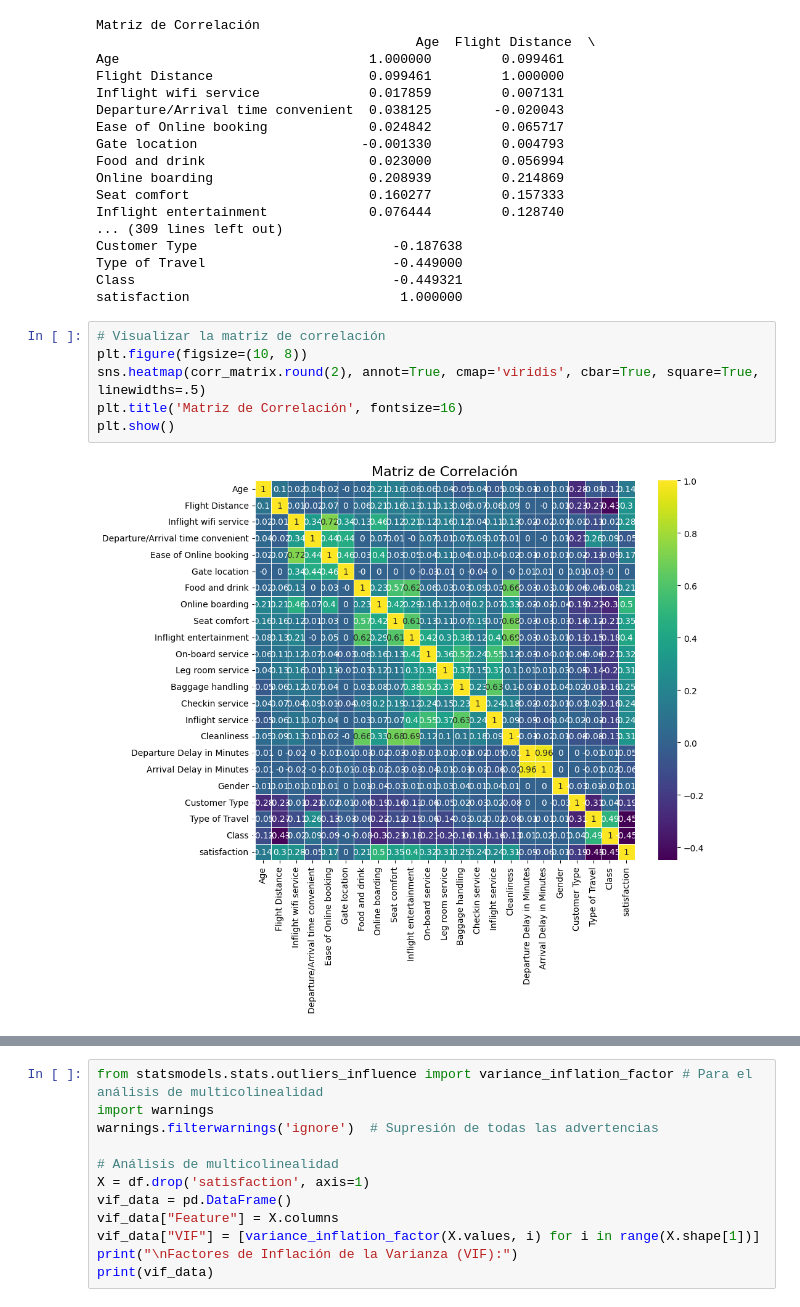
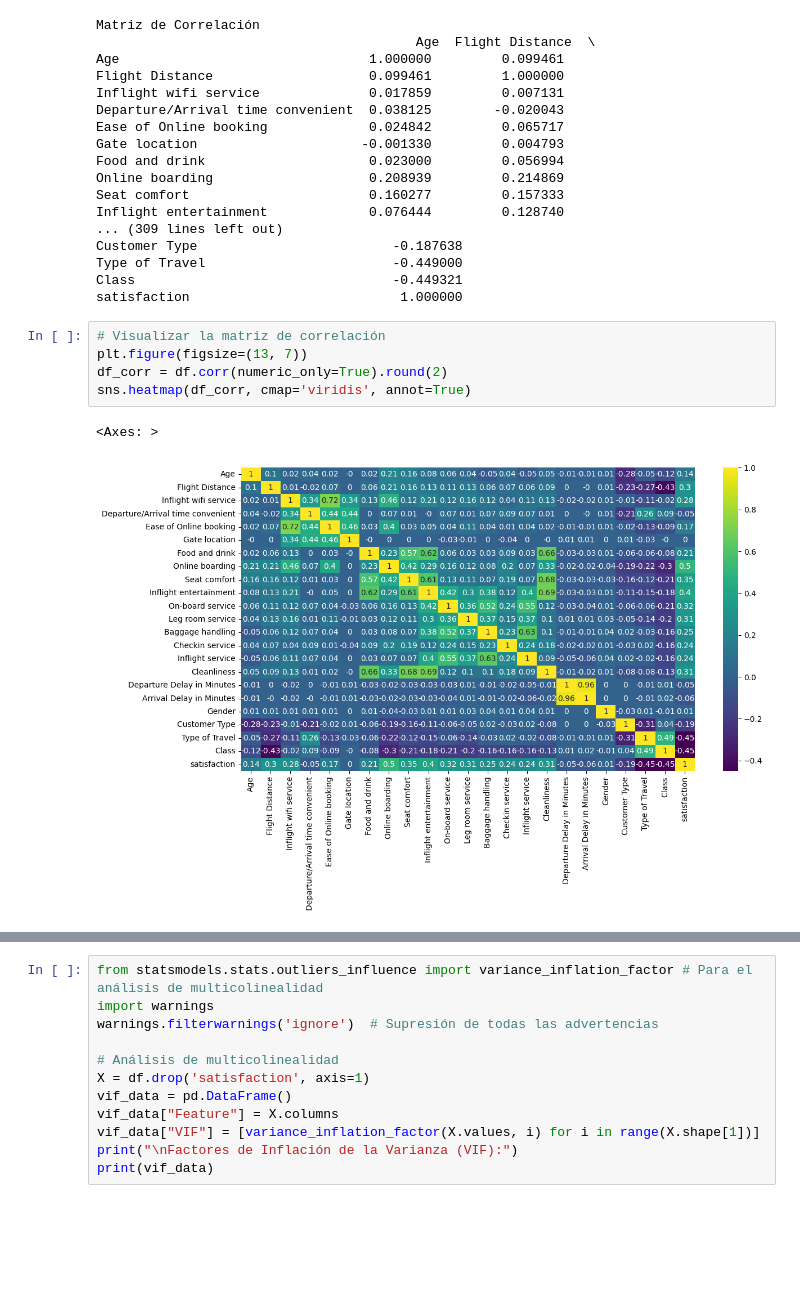
Before and after one commit to AndreaMoraledaBlanco/ML-Grupo5, a Jupyter notebook: notebooks/EDA.ipynb, the cells around one changed output, grey strips where cells are left out. Drawn from its saved outputs; the diff is of its cells as text; blank space fills up the shorter version.

```diff
--- a/notebooks/EDA.ipynb
+++ b/notebooks/EDA.ipynb
@@ -254,11 +235,11 @@ Customer Type                         -0.187638
 Type of Travel                        -0.449000
 Class                                 -0.449321
 satisfaction                           1.000000
-# %%
-# Visualizar la matriz de correlación
-plt.figure(figsize=(10, 8))
-sns.heatmap(corr_matrix.round(2), annot=True, cmap='viridis', cbar=True, square=True, linewidths=.5)
-plt.title('Matriz de Correlación', fontsize=16)
-plt.show()
-# %% [output]
-[figure, removed]
+# %%
+# Visualizar la matriz de correlación
+plt.figure(figsize=(13, 7))
+df_corr = df.corr(numeric_only=True).round(2)
+sns.heatmap(df_corr, cmap='viridis', annot=True)
+# %% [output]
+<Axes: >
+[figure, added]
```
Also changed, not shown: parts of 9 cells of this notebook, 1 other file.
